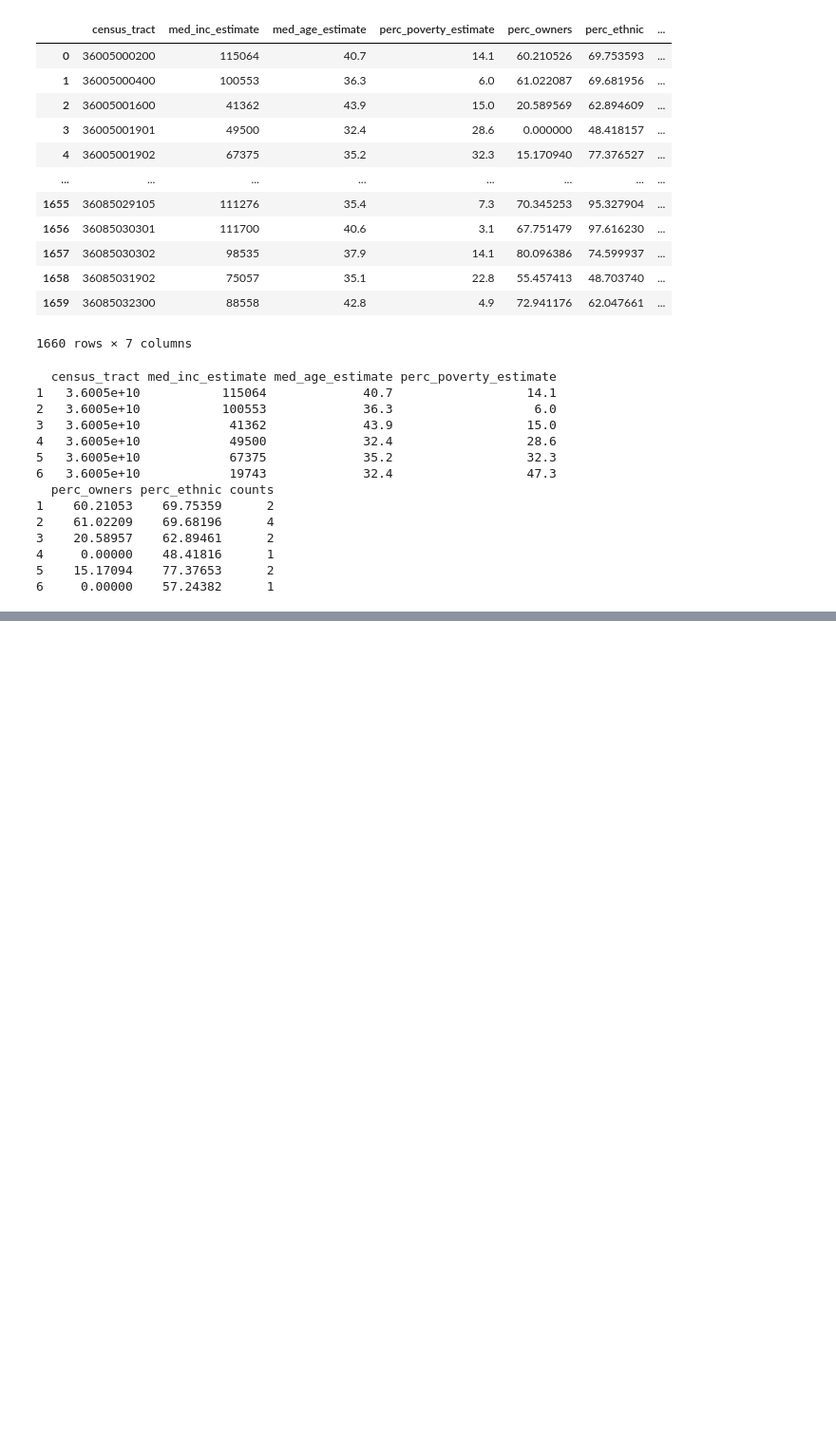
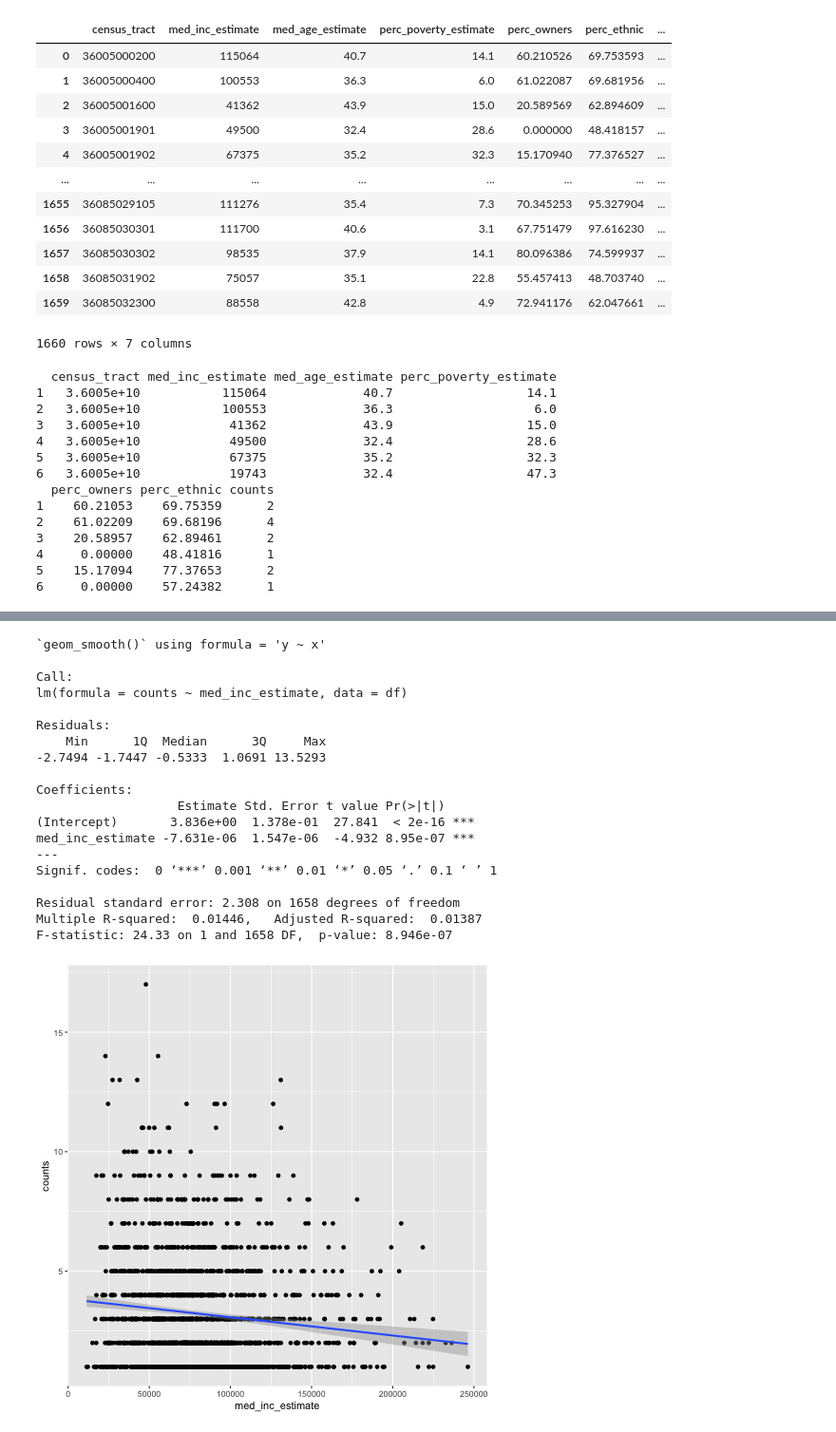
Before and after one commit to dlaiu/smoke-shops-regression, a Jupyter notebook: regression.ipynb, the cells around one changed output, grey strips where cells are left out. Shown at 95% size. Cells and saved outputs as stored; diff of their text form; code cells hidden in the pictures; blank space fills up the shorter version.

```diff
--- a/regression.ipynb
+++ b/regression.ipynb
@@ -341,4 +196,33 @@ ggplot(df, aes(x = med_age_estimate, y = counts)) + geom_point() + geom_smooth(m
 [figure]
+# %%
+%%R
+
+plt <- ggplot(df, aes(x = med_inc_estimate, y = counts)) + geom_point() + geom_smooth(method = 'lm')
+print(plt)
+
+model <- lm(counts ~ med_inc_estimate, data = df)
+summary(model)
+# %% [output]
+`geom_smooth()` using formula = 'y ~ x'
+
+Call:
+lm(formula = counts ~ med_inc_estimate, data = df)
+
+Residuals:
+    Min      1Q  Median      3Q     Max
+-2.7494 -1.7447 -0.5333  1.0691 13.5293
+
+Coefficients:
+                   Estimate Std. Error t value Pr(>|t|)
+(Intercept)       3.836e+00  1.378e-01  27.841  < 2e-16 ***
+med_inc_estimate -7.631e-06  1.547e-06  -4.932 8.95e-07 ***
+---
+Signif. codes:  0 ‘***’ 0.001 ‘**’ 0.01 ‘*’ 0.05 ‘.’ 0.1 ‘ ’ 1
+
+Residual standard error: 2.308 on 1658 degrees of freedom
+Multiple R-squared:  0.01446,   Adjusted R-squared:  0.01387
+F-statistic: 24.33 on 1 and 1658 DF,  p-value: 8.946e-07
+[figure, added]
 # %%
 %%R
 
```
Also changed, not shown: parts of 25 cells of this notebook.
